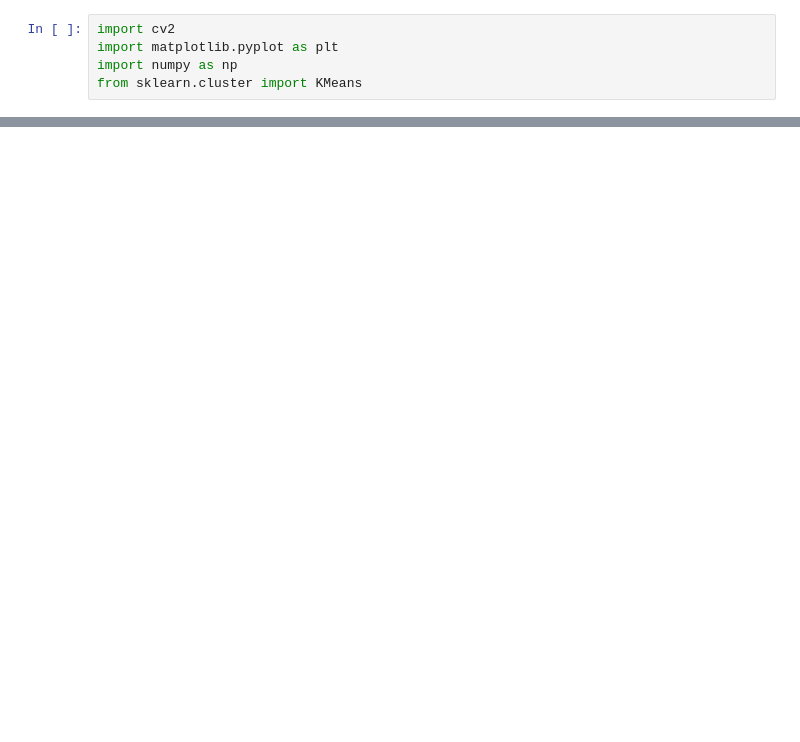
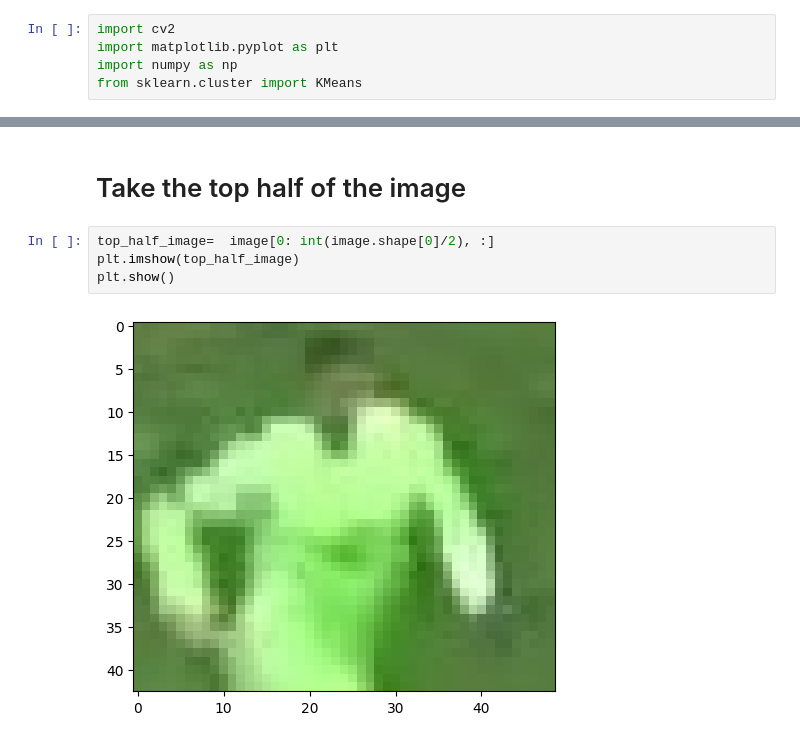
Before and after one commit to jamesbcn/football-object-detection, a Jupyter notebook: development_and_analysis/color_assignment.ipynb, the cells around one changed output, grey strips where cells are left out. Saved outputs shown, nothing was run; the diff lists cells and outputs as text; blank space fills up the shorter version.

```diff
--- a/development_and_analysis/color_assignment.ipynb
+++ b/development_and_analysis/color_assignment.ipynb
@@ -11,0 +15,8 @@ error: OpenCV(4.12.0) D:\a\opencv-python\opencv-python\opencv\modules\imgproc\sr
+# %% [markdown]
+# Take the top half of the image
+# %%
+top_half_image=  image[0: int(image.shape[0]/2), :]
+plt.imshow(top_half_image)
+plt.show()
+# %% [output]
+[figure, added]
```
Also changed, not shown: parts of 7 cells of this notebook, 5 other files.
